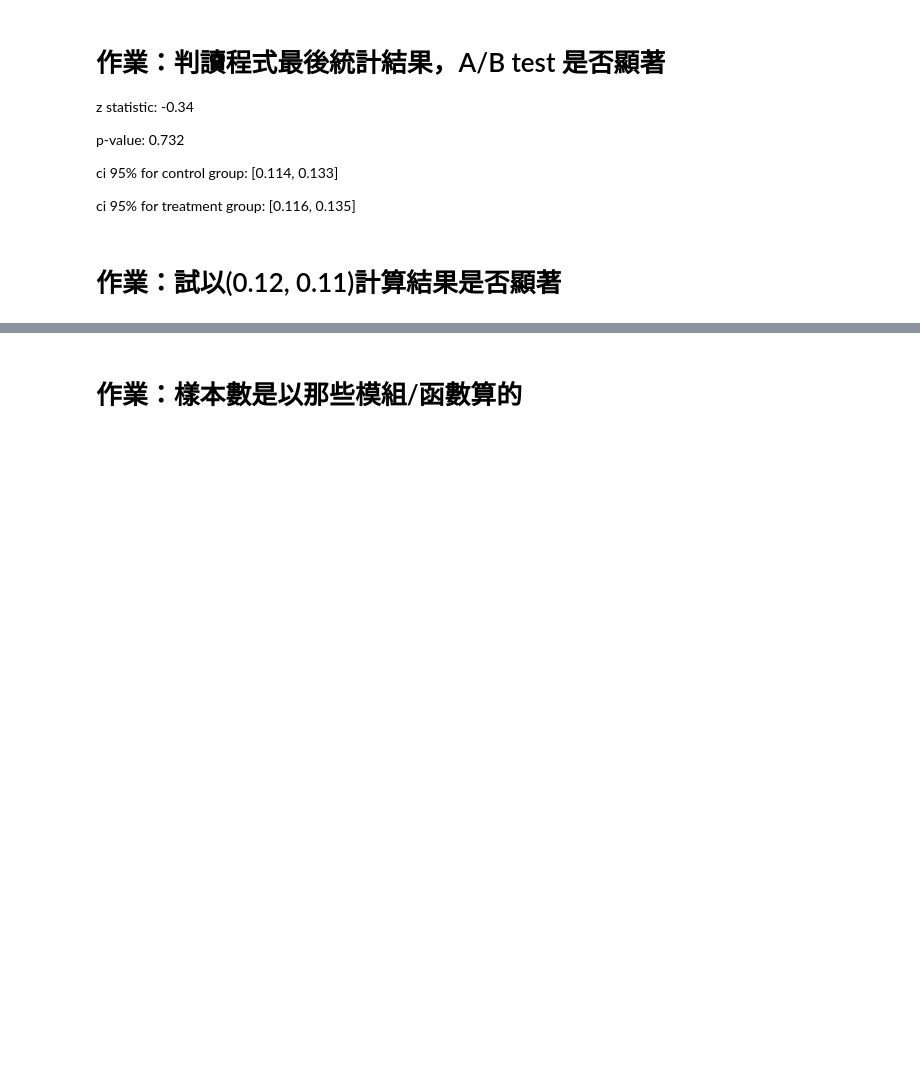
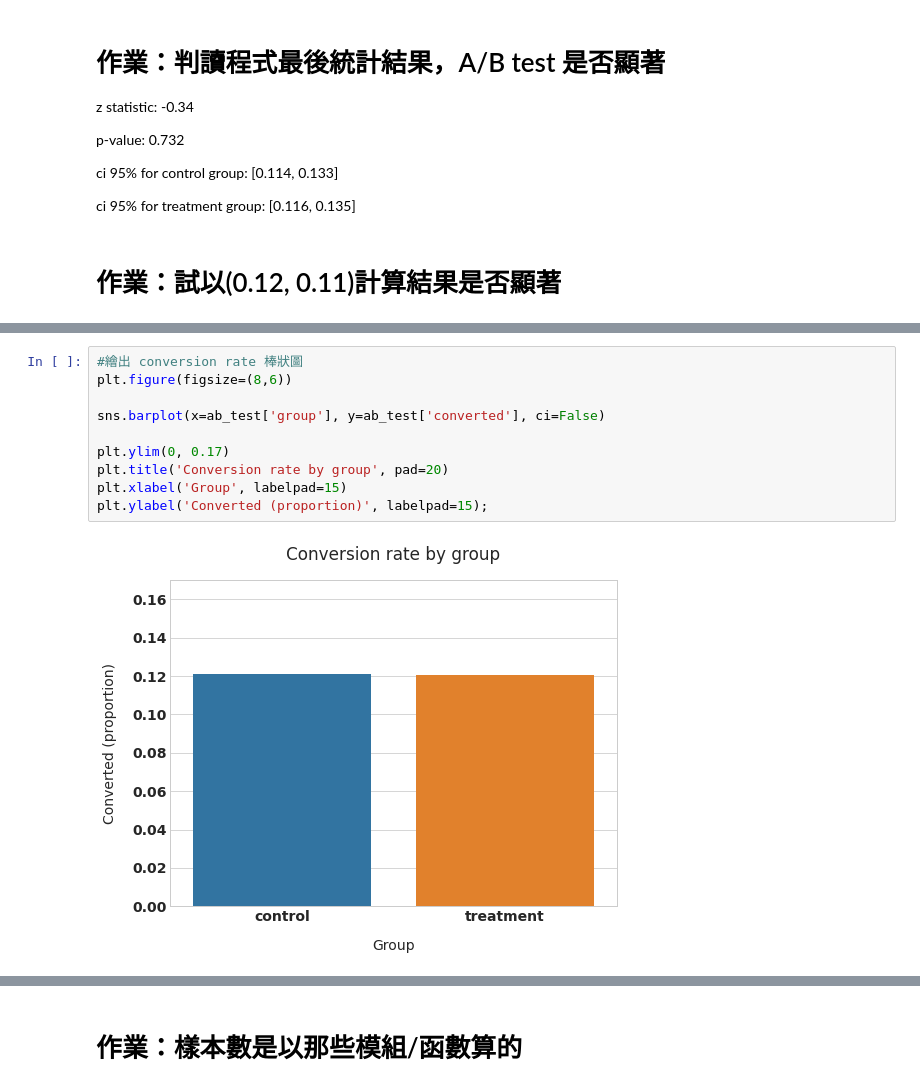
Before and after one commit to incu0830/DS40Days, a Jupyter notebook: homework/ABTestExercise_作業.ipynb, the cells around one changed output, grey strips where cells are left out. Drawn from its saved outputs; the diff is of its cells as text; blank space fills up the shorter version.

```diff
--- a/homework/ABTestExercise_作業.ipynb
+++ b/homework/ABTestExercise_作業.ipynb
@@ -224,0 +386,12 @@ ci 95% for treatment group: [0.116, 0.135]
+# %%
+#繪出 conversion rate 棒狀圖
+plt.figure(figsize=(8,6))
+
+sns.barplot(x=ab_test['group'], y=ab_test['converted'], ci=False)
+
+plt.ylim(0, 0.17)
+plt.title('Conversion rate by group', pad=20)
+plt.xlabel('Group', labelpad=15)
+plt.ylabel('Converted (proportion)', labelpad=15);
+# %% [output]
+[figure, added]
```
Also changed, not shown: parts of 14 cells of this notebook.
